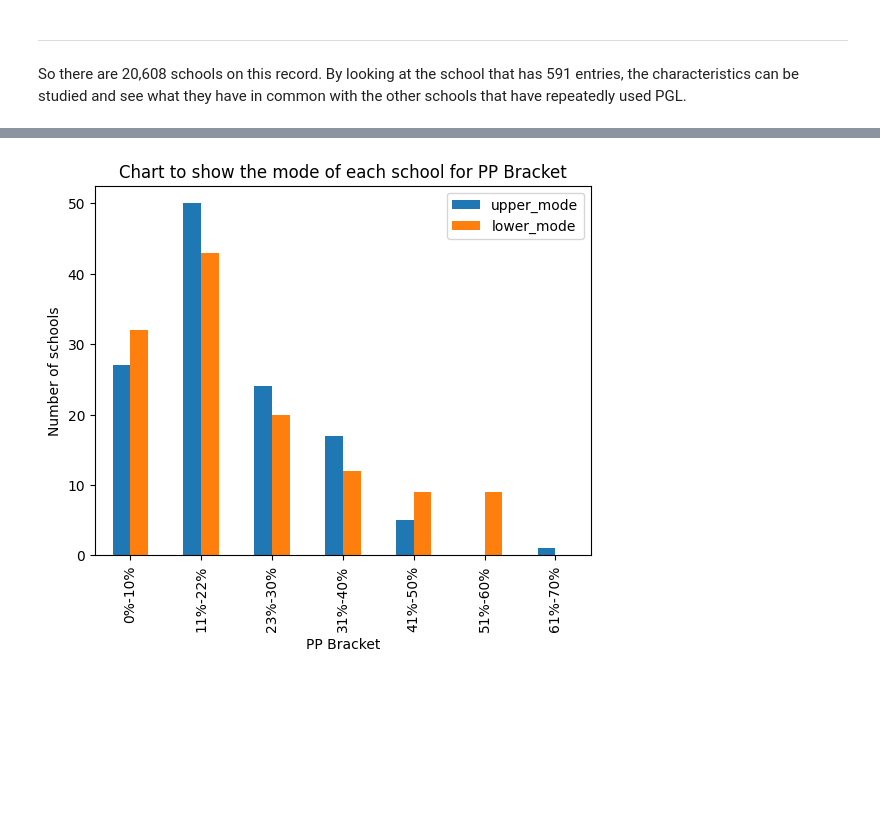
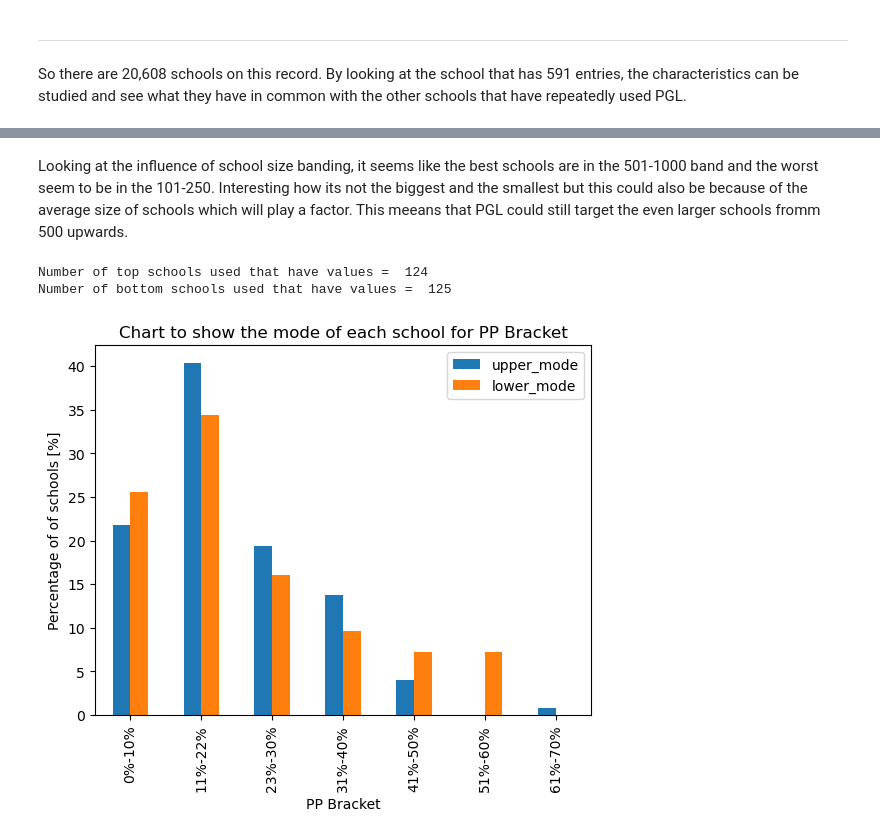
Before and after one commit to maxcwalker/documents, a Jupyter notebook: jupyter/prospectMapping/prospect_mapping_2.ipynb, the cells around one changed output, grey strips where cells are left out. Cells and saved outputs as stored; diff of their text form; code cells hidden in the pictures; blank space fills up the shorter version.

```diff
--- a/jupyter/prospectMapping/prospect_mapping_2.ipynb
+++ b/jupyter/prospectMapping/prospect_mapping_2.ipynb
@@ -92,29 +93,0 @@ Below the goal will be to find either the aveages for columns that are unbounded
-# %%
-def mode_bar1(column,order):
-
-    upper_schools = df.loc[df[col[1]].isin(top_establishments)]
-    upper_mode= upper_schools.groupby([col[1]])[column].agg(pd.Series.mode)
-    upper_mode = upper_mode[(upper_mode.str.len() > 0)]
-
-    lower_schools = df.loc[df[col[1]].isin(lower_establishments)]
-    lower_mode = lower_schools.groupby([col[1]])[column].agg(pd.Series.mode)
-    lower_mode = lower_mode[lower_mode.str.len() > 0]
-
-    upper_mode = pd.DataFrame(upper_mode); lower_mode = pd.DataFrame(lower_mode)
-
-    plt.suptitle('Chart to show the mode of each school for ' + column)
-    plt.subplot(1,2,1)
-    upper_mode.value_counts().sort_index().plot(kind='bar',figsize = (10,3))
-    plt.ylabel('Number of schools')
-    plt.xlabel(column + ' for upper schools')
-
-    plt.subplot(1,2,2)
-    lower_mode.reindex(order)
-    lower_mode.value_counts().plot(kind='bar', x = order, figsize = (10,5))
-    plt.ylabel('Number of schools')
-    plt.xlabel(column + ' for lower schools')
-
-order = pd.DataFrame({'order': ['0-100', '101-250', '251-500', '501-1000', '1001-1500', '1501-2001']})
-#order = ['0-100', '101-250', '251-500', '501-1000', '1001-1500', '1501-2001']
-
-#mode_bar1(col[44], order)
@@ -124,14 +94,14 @@ plt.close()
 # %%
-def mode_bar(column,order):
+def mode_bar_bands(column,order):
     upper_schools = df.loc[df[col[1]].isin(top_establishments)]
-    upper_mode= upper_schools.groupby([col[1]])[column].agg(pd.Series.mode)
+    upper_mode= upper_schools.groupby([col[1]])[column].agg(pd.Series.mode).explode()
     upper_mode = upper_mode[(upper_mode.str.len() > 0)]
 
     lower_schools = df.loc[df[col[1]].isin(lower_establishments)]
-    lower_mode = lower_schools.groupby([col[1]])[column].agg(pd.Series.mode)
+    lower_mode = lower_schools.groupby([col[1]])[column].agg(pd.Series.mode).explode()
     lower_mode = lower_mode[lower_mode.str.len() > 0]
 
-    d = pd.DataFrame({'upper_mode' : upper_mode.value_counts(), 'lower_mode' : lower_mode.value_counts()})
+    d = pd.DataFrame({'upper_mode' : upper_mode.value_counts(normalize=True).mul(100), 'lower_mode' : lower_mode.value_counts(normalize=True).mul(100)})
     if order != 0:
         d.sort_index().loc[order].plot.bar()
     else:
@@ -139,7 +109,7 @@ def mode_bar(column,order):
     plt.legend()
     plt.title('Chart to show the mode of each school for ' + column)
     plt.xlabel(column)
-    plt.ylabel('Number of schools')
+    plt.ylabel('Percentage of of schools [%]')
 
-order = ['0-100','101-250','251-500','501-1000','1001-1500','1501-2001']
-mode_bar(col[44],order)
+    print("Number of top schools used that have values = ", len(upper_mode))
+    print("Number of bottom schools used that have values = ", len(lower_mode))
@@ -148,4 +123,8 @@ mode_bar(col[44],order)
+# %% [markdown]
+Looking at the influence of school size banding, it seems like the best schools are in the 501-1000 band and the worst seem to be in the 101-250. Interesting how its not the biggest and the smallest but this could also be because of the average size of schools which will play a factor. This meeans that PGL could still target the even larger schools fromm 500 upwards.
 # %%
-mode_bar(col[43], 0)
+mode_bar_bands(col[43], 0)
 # %% [output]
+Number of top schools used that have values =  124
+Number of bottom schools used that have values =  125
-[figure, old version]
+[figure, new version]
```
Also changed, not shown: parts of 17 cells of this notebook, 1 other file.
